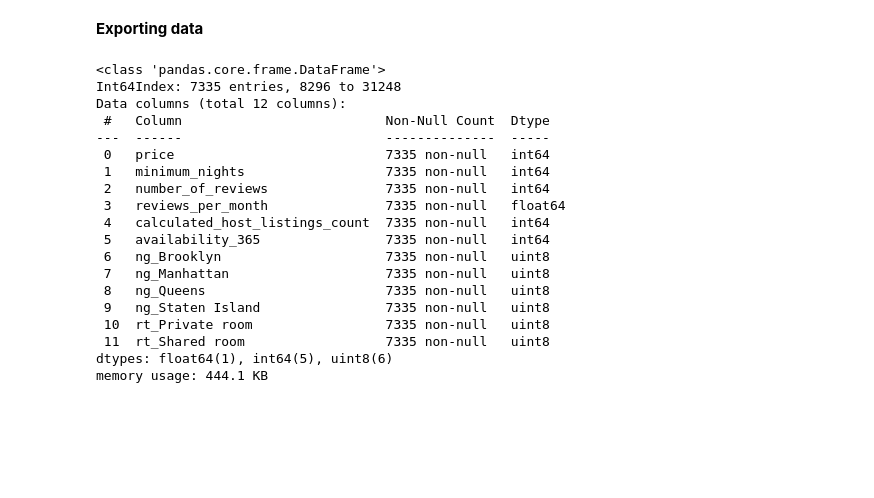
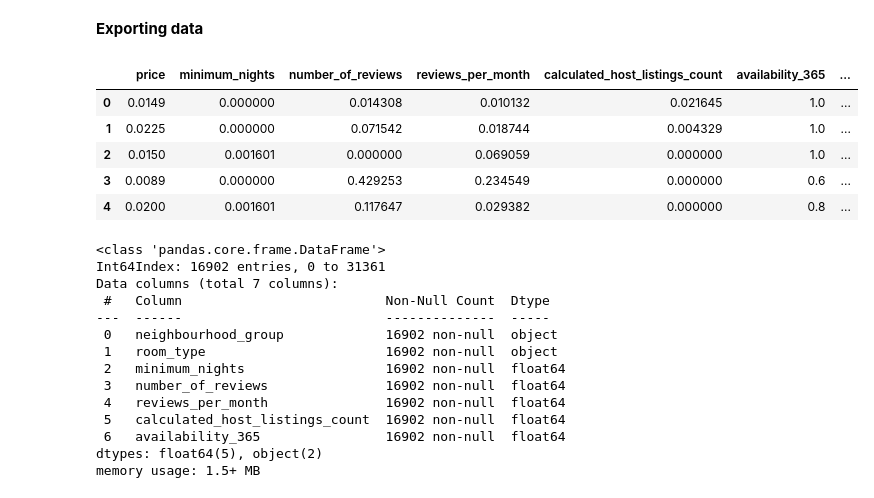
Before and after one commit to eshan-srivastava/dac-airbnb-project, a Jupyter notebook: notebooks/Data Cleaning.ipynb, the cells around one changed output. Drawn from its saved outputs; the diff is of its cells as text; code cells hidden in the pictures; blank space fills up the shorter version.

```diff
--- a/notebooks/Data Cleaning.ipynb
+++ b/notebooks/Data Cleaning.ipynb
@@ -241,0 +354,22 @@ test_set = temp_set[test_size:]
+# %%
+scaler = MinMaxScaler()
+minmax_df = scaler.fit_transform(df1_1h2)
+
+minmax_df = pd.DataFrame(minmax_df, columns = df1_1h2.columns)
+
+# scaler = StandardScaler()
+# robust_df = scaler.fit_transform(df1_1h2)
+
+# for fit in [fit_float, fit_int]:
+#     fit = scaler.fit_transform(fit)
+
+# df1 = pd.concat([fit_float, fit_int], axis=1, join="inner")
+# %%
+minmax_df.head()
+# %% [output]
+|  | price | minimum_nights | number_of_reviews | reviews_per_month | calculated_host_listings_count | availability_365 | ... |
+| 0 | 0.0149 | 0.000000 | 0.014308 | 0.010132 | 0.021645 | 1.0 | ... |
+| 1 | 0.0225 | 0.000000 | 0.071542 | 0.018744 | 0.004329 | 1.0 | ... |
+| 2 | 0.0150 | 0.001601 | 0.000000 | 0.069059 | 0.000000 | 1.0 | ... |
+| 3 | 0.0089 | 0.000000 | 0.429253 | 0.234549 | 0.000000 | 0.6 | ... |
+| 4 | 0.0200 | 0.001601 | 0.117647 | 0.029382 | 0.000000 | 0.8 | ... |
@@ -242,22 +381,17 @@ test_set = temp_set[test_size:]
 # %%
-test_set.info()
+dataX.info()
 # %% [output]
 <class 'pandas.core.frame.DataFrame'>
-Int64Index: 7335 entries, 8296 to 31248
-Data columns (total 12 columns):
+Int64Index: 16902 entries, 0 to 31361
+Data columns (total 7 columns):
  #   Column                          Non-Null Count  Dtype
 ---  ------                          --------------  -----
- 0   price                           7335 non-null   int64
- 1   minimum_nights                  7335 non-null   int64
- 2   number_of_reviews               7335 non-null   int64
- 3   reviews_per_month               7335 non-null   float64
- 4   calculated_host_listings_count  7335 non-null   int64
- 5   availability_365                7335 non-null   int64
- 6   ng_Brooklyn                     7335 non-null   uint8
- 7   ng_Manhattan                    7335 non-null   uint8
- 8   ng_Queens                       7335 non-null   uint8
- 9   ng_Staten Island                7335 non-null   uint8
- 10  rt_Private room                 7335 non-null   uint8
- 11  rt_Shared room                  7335 non-null   uint8
-dtypes: float64(1), int64(5), uint8(6)
-memory usage: 444.1 KB
+ 0   neighbourhood_group             16902 non-null  object
+ 1   room_type                       16902 non-null  object
+ 2   minimum_nights                  16902 non-null  float64
+ 3   number_of_reviews               16902 non-null  float64
+ 4   reviews_per_month               16902 non-null  float64
+ 5   calculated_host_listings_count  16902 non-null  float64
+ 6   availability_365                16902 non-null  float64
+dtypes: float64(5), object(2)
+memory usage: 1.5+ MB
```
Also changed, not shown: parts of 24 cells of this notebook, 7 other files.
